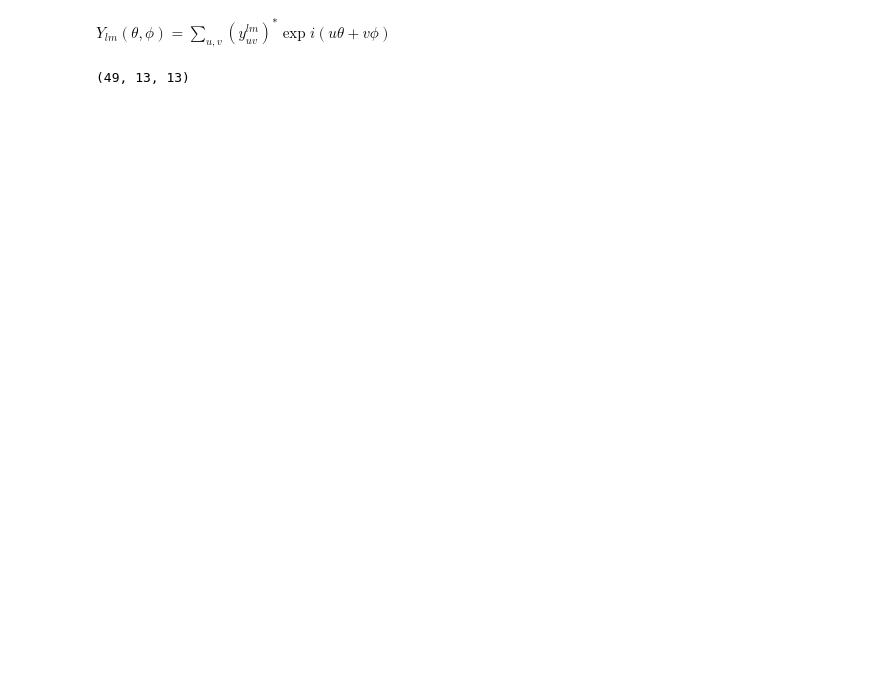
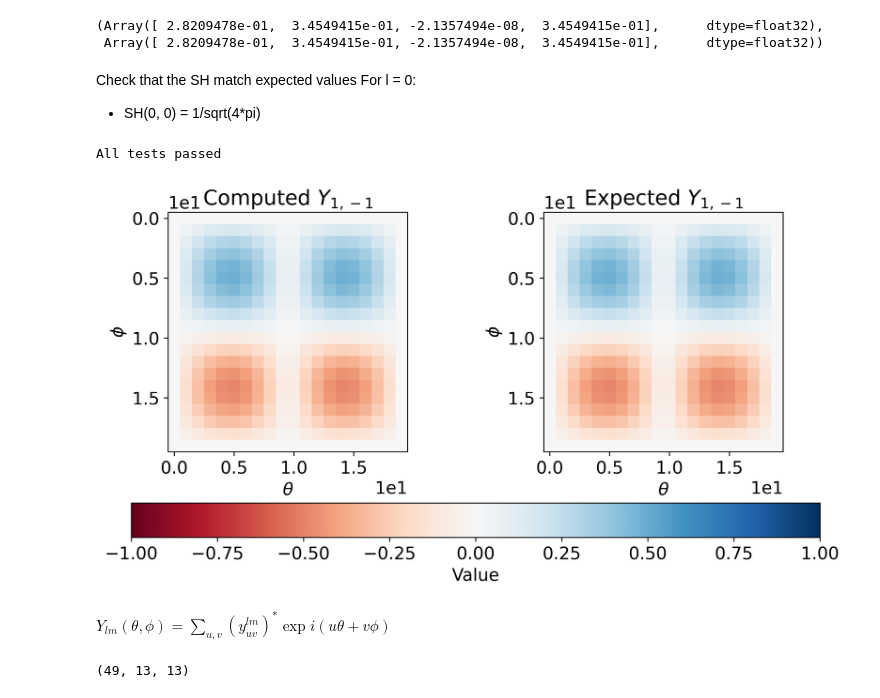
Before and after one commit to atomicarchitects/PriceofFreedom, a Jupyter notebook: gaunt_fft.ipynb, the cells around one changed output. Cells and saved outputs as stored; diff of their text form; code cells hidden in the pictures; blank space fills up the shorter version.

```diff
--- a/gaunt_fft.ipynb
+++ b/gaunt_fft.ipynb
@@ -10,0 +102,67 @@ plt.style.use('ipynb')
+# %%
+theta = jnp.asarray(jnp.pi / 2)
+sh_theta_comp_expected = jnp.asarray([
+    jnp.sqrt(1 / (4 * jnp.pi)),
+    jnp.sqrt(3 / (8 * jnp.pi)) * jnp.sin(theta),
+    jnp.sqrt(3 / (4 * jnp.pi)) * jnp.cos(theta),
+    jnp.sqrt(3 / (8 * jnp.pi)) * jnp.sin(theta),
+])
+sh_theta_comps = jnp.asarray([sh_theta(0, 0, theta), sh_theta(1, -1, theta), sh_theta(1, 0, theta), sh_theta(1, 1, theta)])
+sh_theta_comp_expected, sh_theta_comps
+# %% [output]
+(Array([ 2.8209478e-01,  3.4549415e-01, -2.1357494e-08,  3.4549415e-01],      dtype=float32),
+ Array([ 2.8209478e-01,  3.4549415e-01, -2.1357494e-08,  3.4549415e-01],      dtype=float32))
+# %% [markdown]
+Check that the SH match expected values
+For l = 0:
+- SH(0, 0) = 1/sqrt(4*pi)
+# %%
+def allclose(a, b):
+    return jnp.allclose(a, b, atol=1e-5)
+
+thetas = jnp.linspace(0, 2 * jnp.pi, 20)
+phis = jnp.linspace(0, 2 * jnp.pi, 20)
+
+expected_Y = {
+    (0, 0): lambda theta, phi: jnp.sqrt(1/(4*jnp.pi)),
+    (1, -1): lambda theta, phi: jnp.sin(theta) * jnp.sin(phi) * jnp.sqrt(3/(4*jnp.pi)),
+    (1, 0): lambda theta, phi: jnp.cos(theta) * jnp.sqrt(3/(4*jnp.pi)),
+    (1, 1): lambda theta, phi: jnp.sin(theta) * jnp.cos(phi) * jnp.sqrt(3/(4*jnp.pi)),
+    (2, -2): lambda theta, phi: jnp.sin(theta)**2 * jnp.sin(2*phi) * jnp.sqrt(15/(16*jnp.pi)),
+    (2, -1): lambda theta, phi: jnp.sin(theta) * jnp.cos(theta) * jnp.sin(phi) * jnp.sqrt(15/(4*jnp.pi)),
+    (2, 0): lambda theta, phi: (3*jnp.cos(theta)**2 - 1) * jnp.sqrt(5/(16*jnp.pi)),
+    (2, 1): lambda theta, phi: jnp.sin(theta) * jnp.cos(theta) * jnp.cos(phi) * jnp.sqrt(15/(4*jnp.pi)),
+    (2, 2): lambda theta, phi: jnp.sin(theta)**2 * jnp.cos(2*phi) * jnp.sqrt(15/(16*jnp.pi)),
+}
+
+failed = []
+for l in range(3):
+    for m in range(-l, l+1):
+        expected = create_signal_from_function(expected_Y[(l, m)], thetas, phis)
+        actual = create_signal_from_function(spherical_harmonic(l, m), thetas, phis)
+        if not allclose(actual, expected):
+            print(f"l={l}, m={m} failed, diff={jnp.abs(actual - expected).max()}")
+            max_diff = jnp.abs(actual - expected).max()
+            failed_theta, failed_phi = jnp.unravel_index(jnp.argmax(jnp.abs(actual - expected)), actual.shape)
+            print(f"Failed at theta={thetas[failed_theta]}, phi={phis[failed_phi]}")
+            failed.append((l, m))
+if not failed:
+    print("All tests passed")
+# %% [output]
+All tests passed
+# %%
+fig, axs = plt.subplots(ncols=2, nrows=1, figsize=(10, 5))
+
+axs[0].imshow(create_signal_from_function(spherical_harmonic(1, -1), thetas, phis).T, cmap='RdBu', vmin=-1, vmax=1)
+axs[0].set_xlabel(r"$\theta$")
+axs[0].set_ylabel(r"$\phi$")
+axs[0].set_title(r"Computed $Y_{1,-1}$")
+
+axs[1].imshow(create_signal_from_function(expected_Y[(1, -1)], thetas, phis).T, cmap='RdBu', vmin=-1, vmax=1)
+axs[1].set_xlabel(r"$\theta$")
+axs[1].set_ylabel(r"$\phi$")
+axs[1].set_title(r"Expected $Y_{1,-1}$")
+fig.colorbar(mappable=axs[0].images[0], ax=axs, orientation='horizontal', label='Value')
+plt.show()
+# %% [output]
+[figure, added]
```
Also changed, not shown: parts of 10 cells of this notebook.
